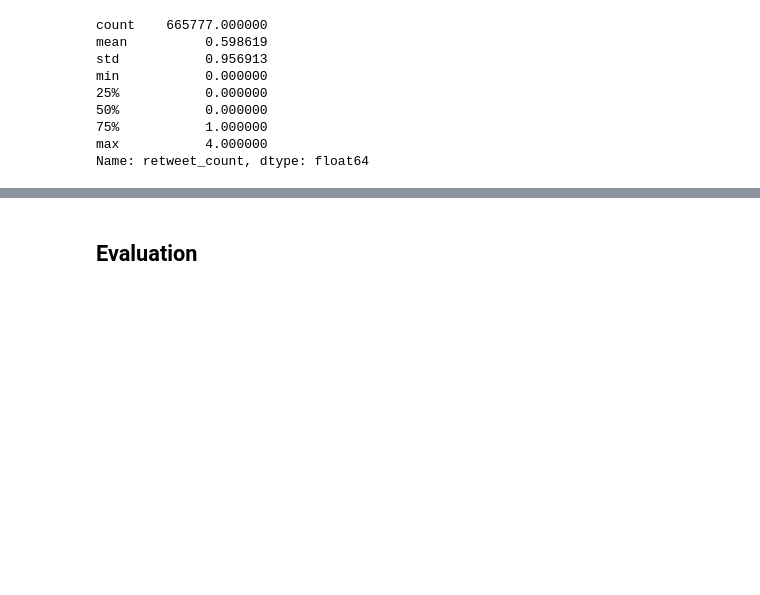
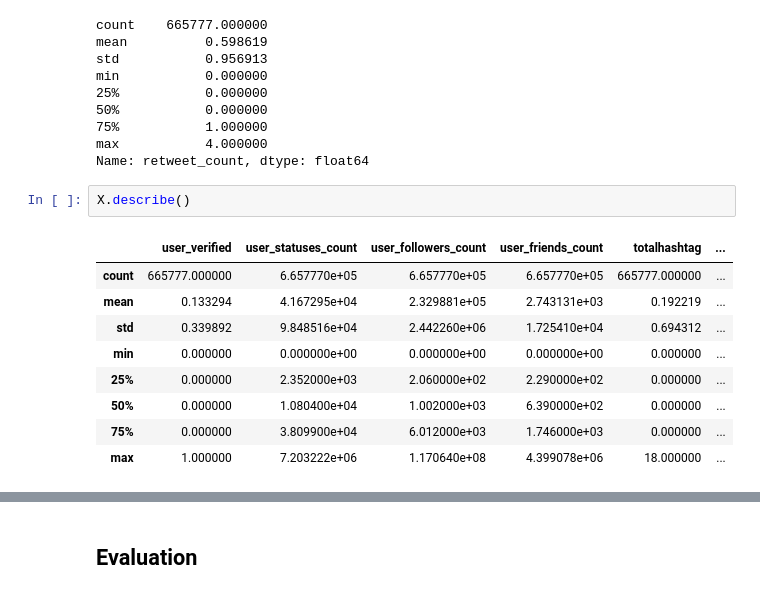
Before and after one commit to naomiehl/Covid19_RT_Prediction, a Jupyter notebook: baseline_naomie.ipynb, the cells around one changed output, grey strips where cells are left out. Cells and saved outputs as stored; diff of their text form; blank space fills up the shorter version.

```diff
--- a/baseline_naomie.ipynb
+++ b/baseline_naomie.ipynb
@@ -138,3 +141,15 @@ min           0.000000
 75%           1.000000
 max           4.000000
 Name: retweet_count, dtype: float64
+# %%
+X.describe()
+# %% [output]
+|  | user_verified | user_statuses_count | user_followers_count | user_friends_count | totalhashtag | ... |
+| count | 665777.000000 | 6.657770e+05 | 6.657770e+05 | 6.657770e+05 | 665777.000000 | ... |
+| mean | 0.133294 | 4.167295e+04 | 2.329881e+05 | 2.743131e+03 | 0.192219 | ... |
+| std | 0.339892 | 9.848516e+04 | 2.442260e+06 | 1.725410e+04 | 0.694312 | ... |
+| min | 0.000000 | 0.000000e+00 | 0.000000e+00 | 0.000000e+00 | 0.000000 | ... |
+| 25% | 0.000000 | 2.352000e+03 | 2.060000e+02 | 2.290000e+02 | 0.000000 | ... |
+| 50% | 0.000000 | 1.080400e+04 | 1.002000e+03 | 6.390000e+02 | 0.000000 | ... |
+| 75% | 0.000000 | 3.809900e+04 | 6.012000e+03 | 1.746000e+03 | 0.000000 | ... |
+| max | 1.000000 | 7.203222e+06 | 1.170640e+08 | 4.399078e+06 | 18.000000 | ... |
```
Also changed, not shown: parts of 4 cells of this notebook.
